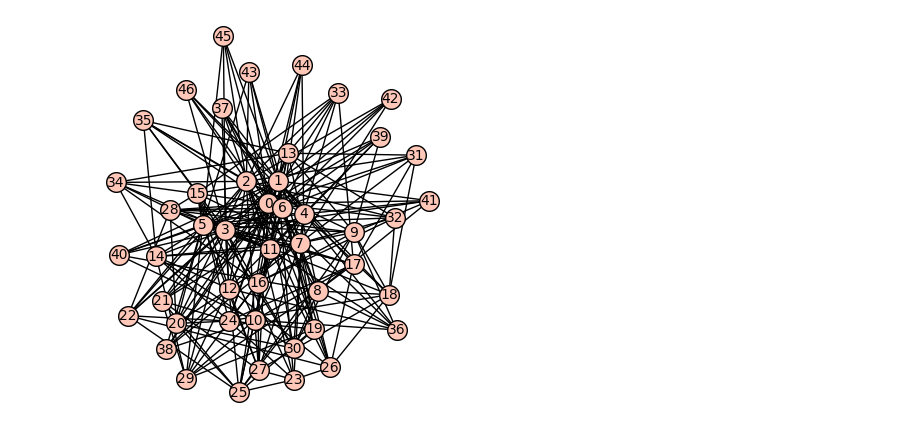
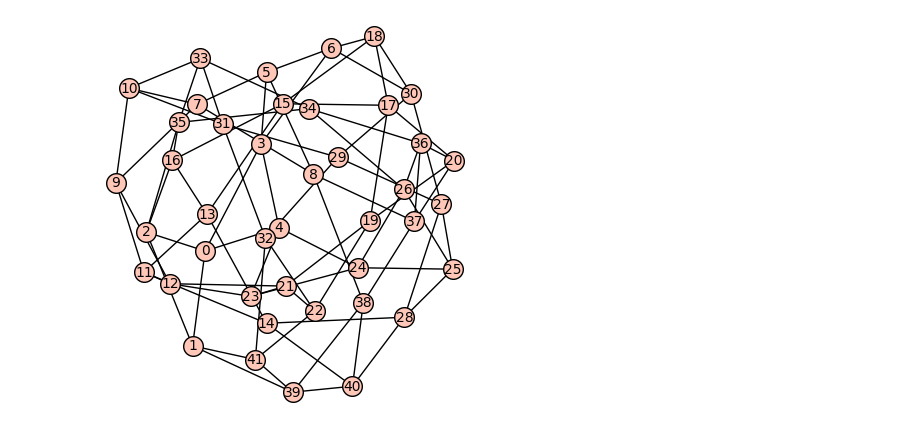
Before and after one commit to alexhutman/zftools, a Jupyter notebook: DijkstraMetagraphTestbed.ipynb, the cells around one changed output. Saved outputs shown, nothing was run; the diff lists cells and outputs as text; code cells hidden in the pictures.

```diff
--- a/DijkstraMetagraphTestbed.ipynb
+++ b/DijkstraMetagraphTestbed.ipynb
@@ -5,35 +8,36 @@ load('DijkstraMetagraphPostClose.pyx', 'ZFSearchMetagraphNewAlgPostClose.pyx')
 # %%
 # Initialize a test graph and the associated ZFSearchMetagraph
 #H = graphs.CubeGraph(5); H.relabel()
 #H = graphs.PetersenGraph()
 #H = graphs.CoxeterGraph()       # DNF/DNF/1,284sec/339sec/220sec
 #H = graphs.RobertsonGraph()     # DNF
 #H = graphs.HeawoodGraph()       # 1.46/~1.20sec/1.03sec/0.22sec/0.16sec/0.12sec
 #H = graphs.BrinkmannGraph()     # DNF/DNF/66.5sec/43.3sec/29.81sec/25.97sec
 #H = graphs.HoffmanGraph()       # ~19sec/~13.7sec/2.57sec/2.00sec/1.6sec
 #H = graphs.ClebschGraph()       # DNF/36.3sec/12.8sec/7.8sec/6.7sec/4.8sec/4.22sec/2.90sec
 #H = graphs.DesarguesGraph()     # 14.56sec/8.00sec/5.6sec
 #H = graphs.DodecahedralGraph()  # ~25.9sec/~8.9sec/~4.2sec/3.02sec/2.90sec/2.12sec/1.07sec/0.80sec
 #H = graphs.HoffmanGraph().complement()
 #H = graphs.CompleteGraph(16)
-H = graphs.MycielskiGraph(6)
+#H = graphs.MycielskiGraph(6)
 #H = graphs.RandomTree(22)
 #H = graphs.PathGraph(30)
 #H = graphs.StarGraph(4)
 #H = graphs.HoffmanGraph().line_graph()
-#H = graphs.CoxeterGraph().line_graph()
+H = graphs.CoxeterGraph().line_graph()
+#H = graphs.PaleyGraph(13).line_graph()
 H.relabel()
 
 #d = {0: [1,2,4], 1: [0,2,5], 2: [0,1,3], 3: [2,4,5], 4: [0,3,5], 5: [1,3,4]}
 #H = Graph(d)
 
 if H.num_verts() < 50:
     H.show()
 
 #metaGraph = ZFSearchMetagraphNewAlg(H)
 #%time calculate_all_closures(H)
 # %% [output]
-[figure, old version]
+[figure, new version]
 # %%
 metaGraph = ZFSearchMetagraphNewAlg(H)
 #metaGraph = ZFSearchMetagraph(H)
```
Also changed, not shown: parts of 2 cells of this notebook, 3 other files.
